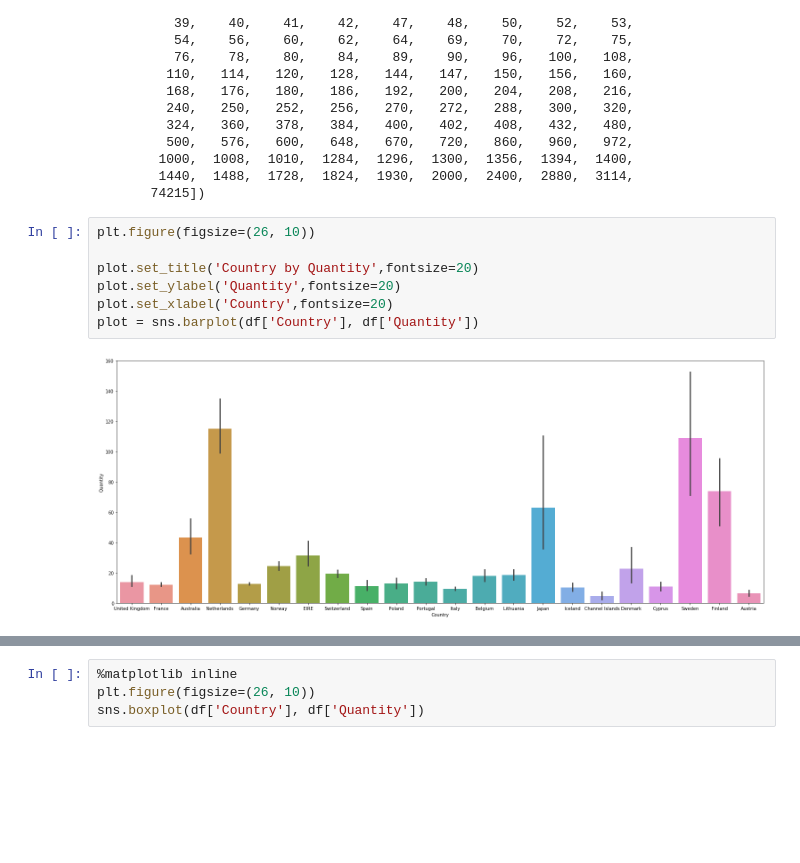
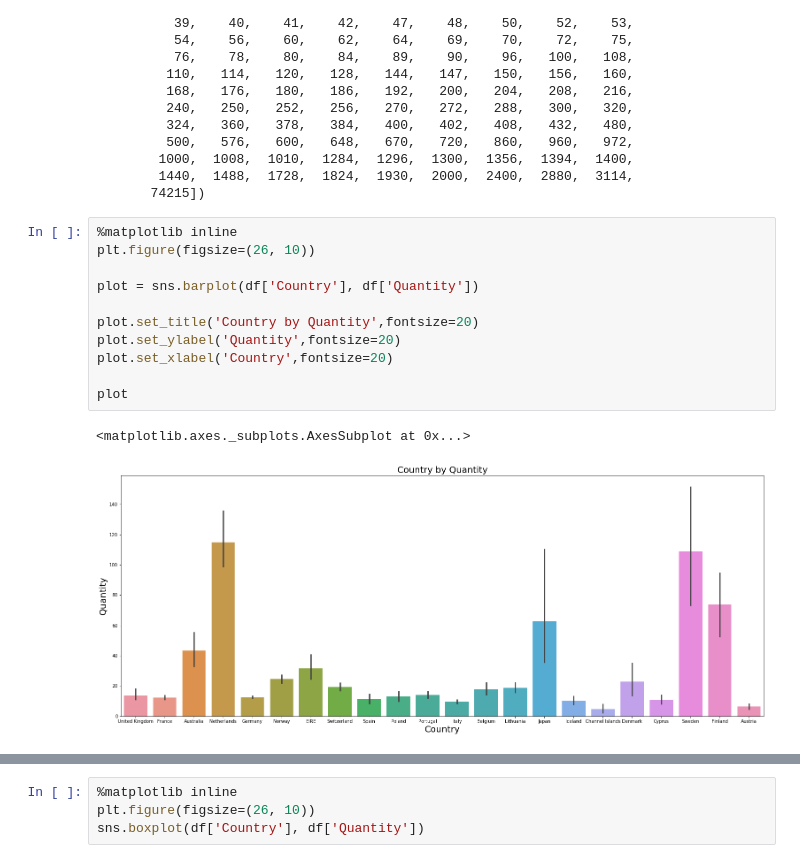
Before and after one commit to RitRa/Programming-Project-Dec-2018, a Jupyter notebook: Project Dec 2018.ipynb, the cells around one changed output, grey strips where cells are left out. Saved outputs shown, nothing was run; the diff lists cells and outputs as text; blank space fills up the shorter version.

```diff
--- a/Project Dec 2018.ipynb
+++ b/Project Dec 2018.ipynb
@@ -186,11 +198,16 @@ array([    1,     2,     3,     4,     5,     6,     7,     8,     9,
         1440,  1488,  1728,  1824,  1930,  2000,  2400,  2880,  3114,
        74215])
 # %%
+%matplotlib inline
 plt.figure(figsize=(26, 10))
+
+plot = sns.barplot(df['Country'], df['Quantity'])
 
 plot.set_title('Country by Quantity',fontsize=20)
 plot.set_ylabel('Quantity',fontsize=20)
 plot.set_xlabel('Country',fontsize=20)
-plot = sns.barplot(df['Country'], df['Quantity'])
+
+plot
 # %% [output]
+<matplotlib.axes._subplots.AxesSubplot at 0x...>
-[figure, old version]
+[figure, new version]
```
Also changed, not shown: parts of 4 cells of this notebook.
